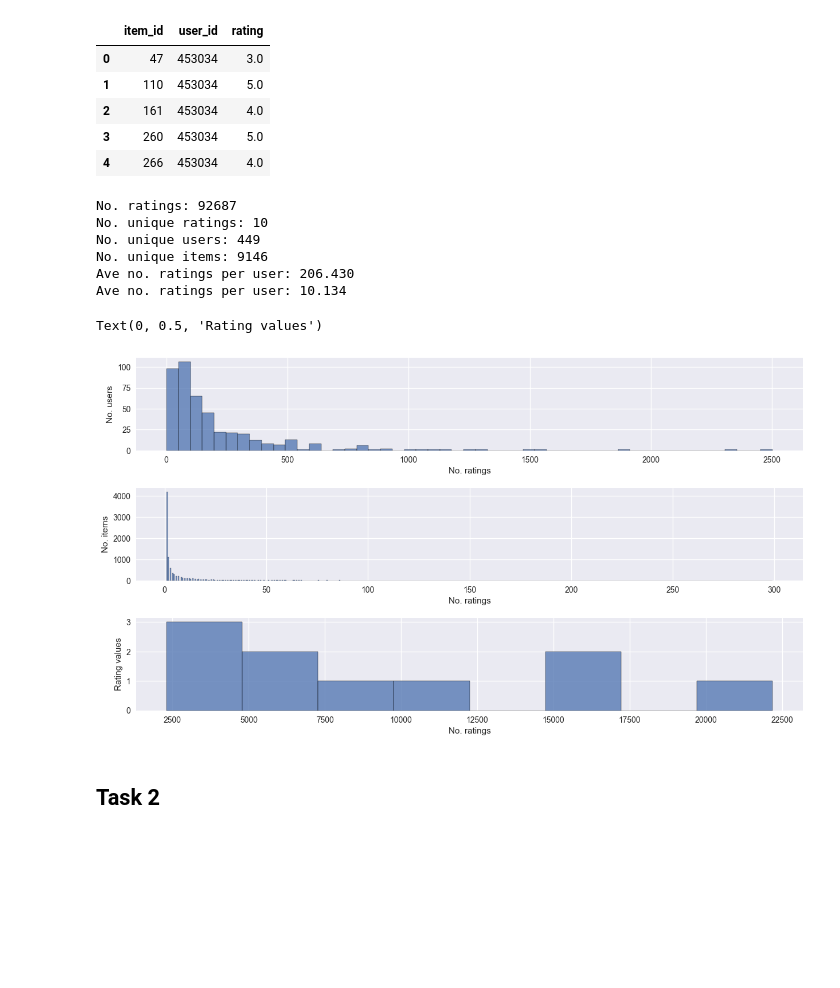
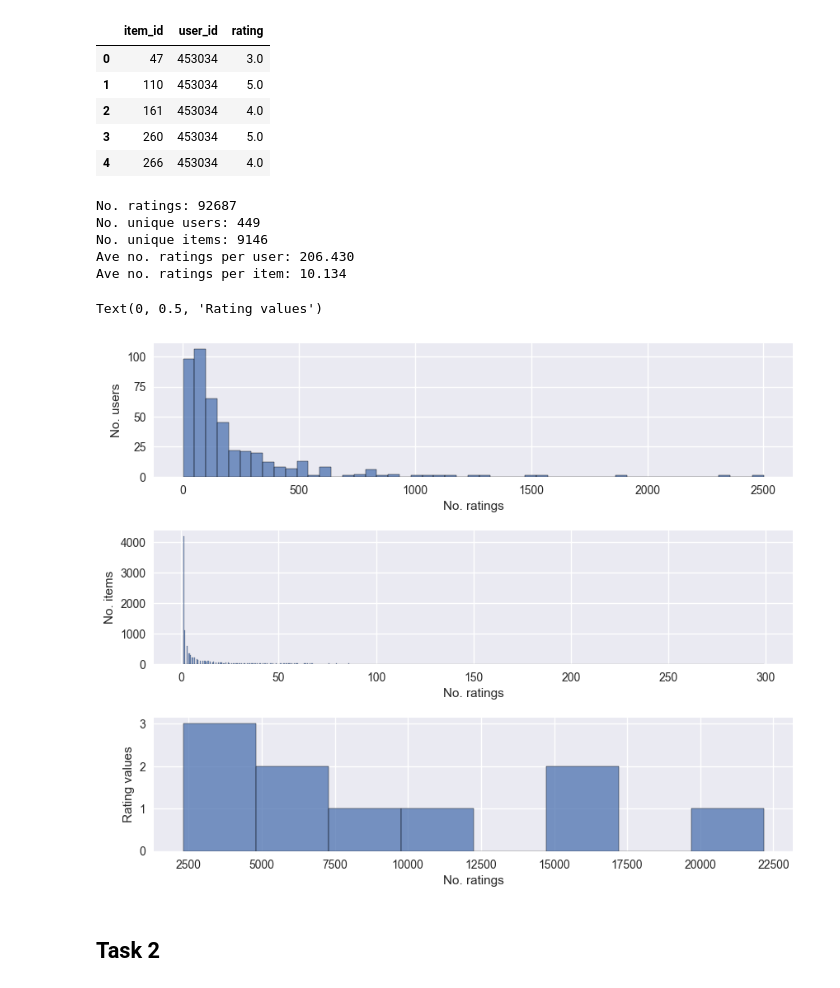
Before and after one commit to tommyjohn1001/master-hw, a Jupyter notebook: week1/assignment1.ipynb, the cells around one changed output. Drawn from its saved outputs; the diff is of its cells as text; code cells hidden in the pictures; blank space fills up the shorter version.

```diff
--- a/week1/assignment1.ipynb
+++ b/week1/assignment1.ipynb
@@ -31,39 +31,37 @@ df_rating.head()
 | 4 | 266 | 453034 | 4.0 |
 # %%
 print(f"No. ratings: {len(df_rating)}")
-print(f"No. unique ratings: {len(df_rating['rating'].unique())}")
 print(f"No. unique users: {len(df_rating['user_id'].unique())}")
 print(f"No. unique items: {len(df_rating['item_id'].unique())}")
 print(f"Ave no. ratings per user: {df_rating.groupby('user_id')['rating'].count().mean():.3f}")
-print(f"Ave no. ratings per user: {df_rating.groupby('item_id')['rating'].count().mean():.3f}")
+print(f"Ave no. ratings per item: {df_rating.groupby('item_id')['rating'].count().mean():.3f}")
 # %% [output]
 No. ratings: 92687
-No. unique ratings: 10
 No. unique users: 449
 No. unique items: 9146
 Ave no. ratings per user: 206.430
-Ave no. ratings per user: 10.134
+Ave no. ratings per item: 10.134
 # %%
-fig = plt.figure(figsize=(15, 8))
+fig = plt.figure(figsize=(10, 8))
 fig.subplots_adjust(hspace=0.4)
 
 ax = fig.add_subplot(311)
 sns.histplot(df_rating.groupby('user_id').count()['rating'], ax=ax)
 ax.set_xlabel("No. ratings")
 ax.set_ylabel("No. users")
 
 ax = fig.add_subplot(312)
 sns.histplot(df_rating.groupby('item_id').count()['rating'], ax=ax)
 ax.set_xlabel("No. ratings")
 ax.set_ylabel("No. items")
 
 ax = fig.add_subplot(313)
 sns.histplot(df_rating.groupby('rating').count()['user_id'], bins=8)
 ax.set_xlabel("No. ratings")
 ax.set_ylabel("Rating values")
 # %% [output]
 Text(0, 0.5, 'Rating values')
-[figure, old version]
+[figure, new version]
 # %% [markdown]
 ## Task 2
 # %% [markdown]
```
